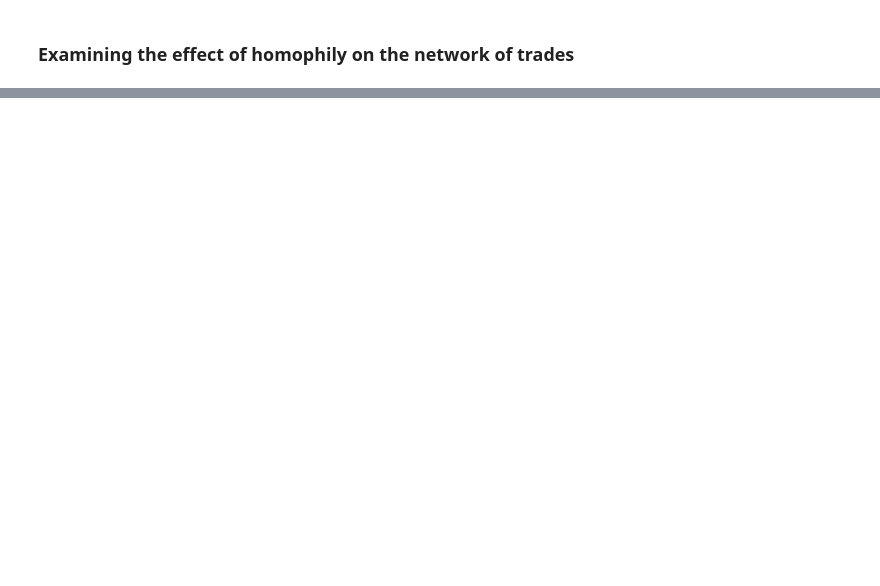
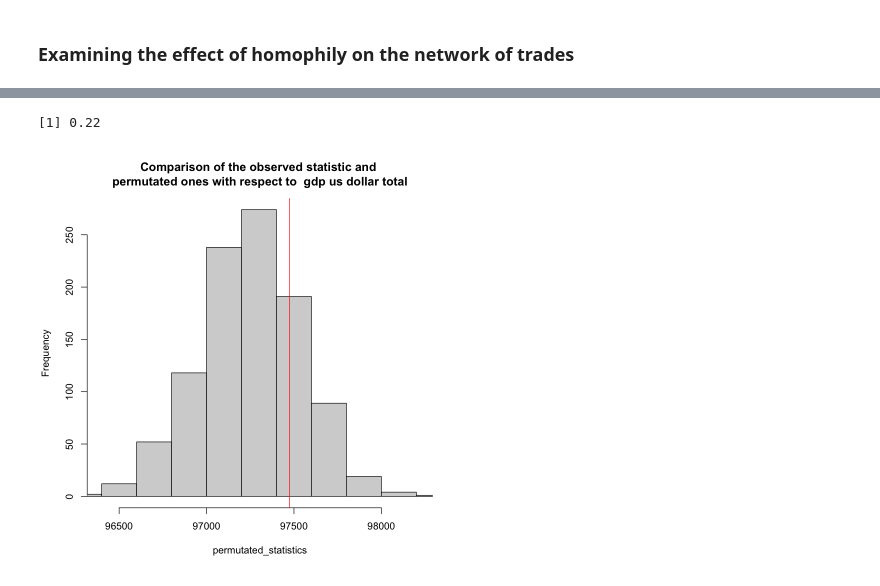
Before and after one commit to zhpinkman/permutation-tests, a Jupyter notebook: codes/permutation-tests-wits.ipynb, the cells around one changed output, grey strips where cells are left out. Saved outputs shown, nothing was run; the diff lists cells and outputs as text; code cells hidden in the pictures; blank space fills up the shorter version.

```diff
--- a/codes/permutation-tests-wits.ipynb
+++ b/codes/permutation-tests-wits.ipynb
@@ -207,0 +126,7 @@ Estimated p-values:
+# %%
+permutated_statistic_exports_col = matrix(0, nrow=N, ncol=1)
+permutated_statistic_imports_col = matrix(0, nrow=N, ncol=1)
+for (i in 1:N) {
+    permutated_statistic_exports_col[i,] = sum(nodes$exports[permutation_matrix_col[,i] == 'GBR'])
+    permutated_statistic_imports_col[i,] = sum(nodes$imports[permutation_matrix_col[,i] == 'GBR'])
+}
@@ -302,0 +221,14 @@ execute_homophily_permutation_test(edges, nodes, nodes$continent)
+# %%
+compute_nodecov = function(edges, nodes, attrs, ...) {
+#     log transformation parameter
+    params = list(...)
+    sum = 0
+    for (i in 1:dim(edges)[1]) {
+        if (as.logical(params[[1]])) {
+            sum = sum + log(attrs[nodes$country_iso3 == edges$source[i]] + attrs[nodes$country_iso3 == edges$target[i]])
+        } else {
+            sum = sum + attrs[nodes$country_iso3 == edges$source[i]] + attrs[nodes$country_iso3 == edges$target[i]]
+        }
+    }
+    return(sum)
+}
@@ -302,0 +249,5 @@ execute_homophily_permutation_test(edges, nodes, nodes$continent)
+# %%
+execute_permutation_test(edges, nodes, compute_nodecov, nodes$gdp_us_dollar, 'gdp us dollar total', TRUE)
+# %% [output]
+[1] 0.22
+[figure, added]
```
Also changed, not shown: parts of 49 cells of this notebook.
